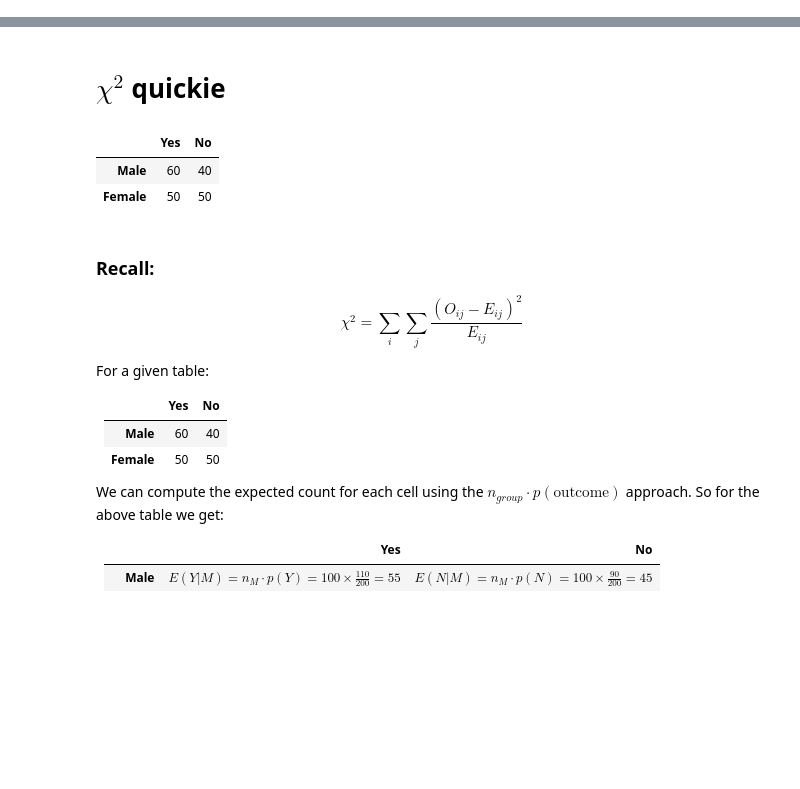
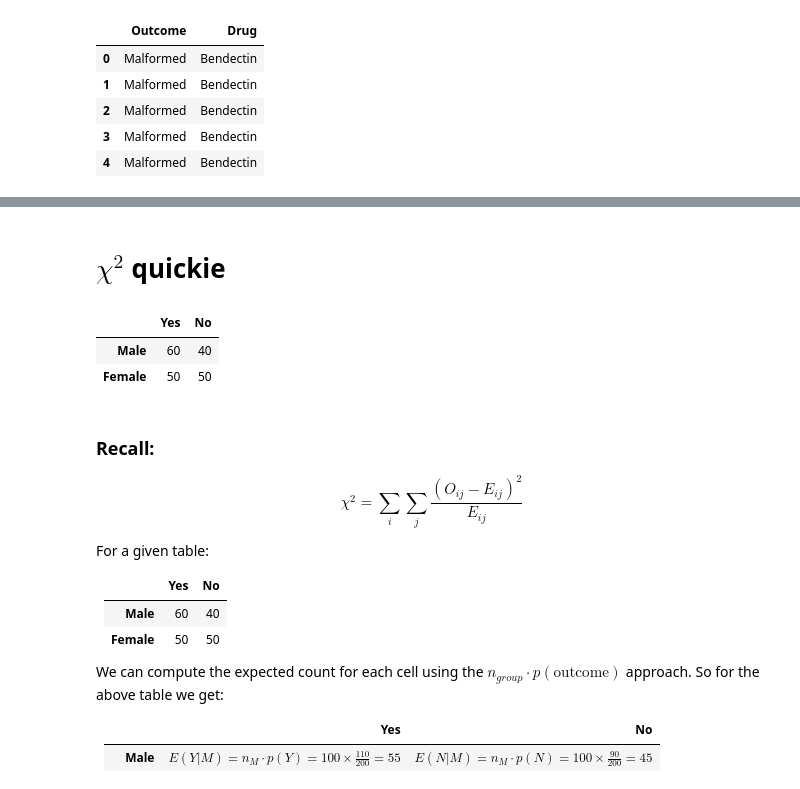
Before and after one commit to Khlick/LS40-Lectures, a Jupyter notebook: lib/_notebooks/Chi Squared and Risk.ipynb, the cells around one changed output, grey strips where cells are left out. Drawn from its saved outputs; the diff is of its cells as text; code cells hidden in the pictures; blank space fills up the shorter version.

```diff
--- a/lib/_notebooks/Chi Squared and Risk.ipynb
+++ b/lib/_notebooks/Chi Squared and Risk.ipynb
@@ -4,0 +28,21 @@
+# %%
+chi2Observed = st.chi2(observed);
+
+observedLong = pd.DataFrame(
+    utils.expandGrid(
+        observed.index.tolist(),
+        observed.columns.tolist(),
+        doPaste=False,
+        expansion = np.ravel(np.int64(observed), order='F')
+    ),
+    columns=['Outcome', 'Drug']
+);
+
+observedLong.head(5)
+# %% [output]
+|  | Outcome | Drug |
+| 0 | Malformed | Bendectin |
+| 1 | Malformed | Bendectin |
+| 2 | Malformed | Bendectin |
+| 3 | Malformed | Bendectin |
+| 4 | Malformed | Bendectin |
```
Also changed, not shown: parts of 9 cells of this notebook, 13 other files.
